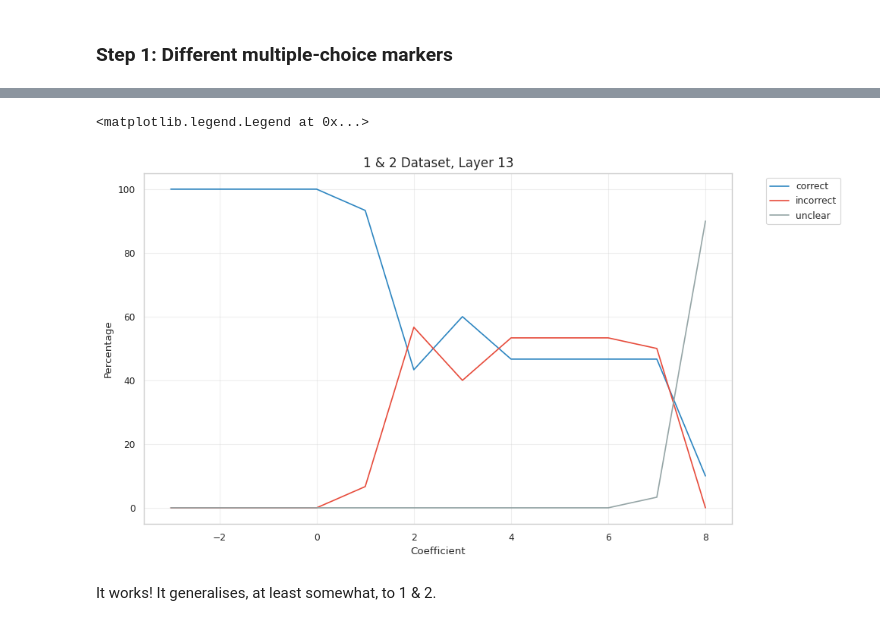
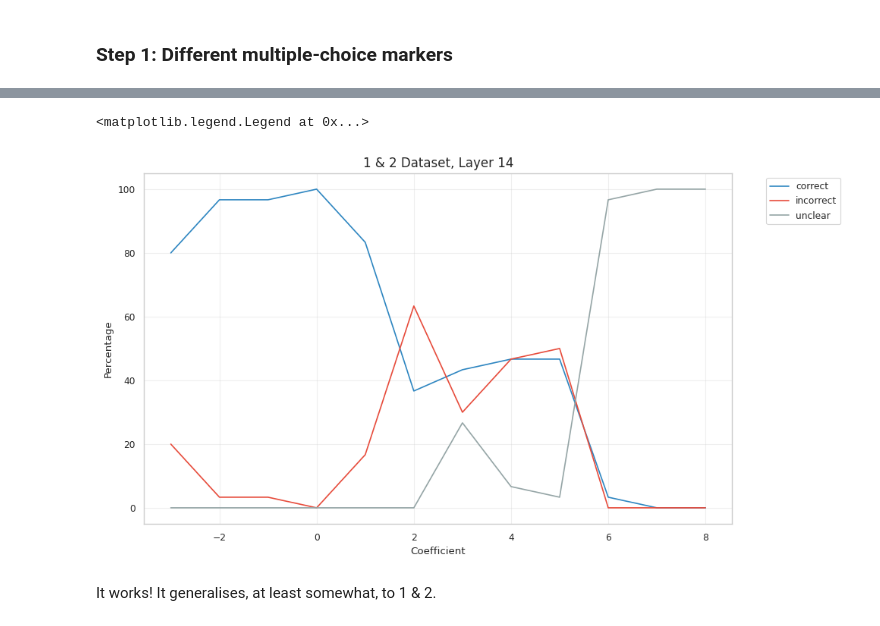
Before and after one commit to Arrrlex/arena4-capstone, a Jupyter notebook: src/arena4_capstone/analysis.ipynb, the cells around one changed output, grey strips where cells are left out. Cells and saved outputs as stored; diff of their text form; code cells hidden in the pictures.

```diff
--- a/src/arena4_capstone/analysis.ipynb
+++ b/src/arena4_capstone/analysis.ipynb
@@ -144,7 +200,7 @@ incorrect_token_ids = np.array(
 )
 
 for layer in tqdm(range(gemma.config.num_hidden_layers), desc="Layers"):
-    intervention = interventions[(layer, 1)]
+    intervention = interventions_train[layer, 1]
 
     logits = next_logits(
         easy_train.default_prompt,
@@ -206,7 +264,6 @@ def add_missing_judgement_rows(
                     "coeff": coef,
                     "layer": layer,
                     "Judgement": judgement,
-                    "proportion": 0.0,
                     "Percentage": 0.0,
                 },
             )
@@ -315,8 +383,8 @@ for coeff in [8, -3]:
     answers = next_token(
         easy_train.default_prompt,
         model=gemma,
-        intervention=interventions[(layer, coeff)],
+        intervention=interventions[layer, coeff]
     ).value_counts()
-    print(f"Layer {layer}, Coeff {coeff:+d}:")
+    print(f"Layer {layer}, Coeff {coeff}:")
     print(", ".join(f"{k}: {v}" for k, v in answers.items()))
 # %% [output]
@@ -330,26 +398,6 @@ Yep. As expected, at layer 24, pushing the vector just results in either A or B
 For some reason, at negative coefficients in the later layres, the model starts saying "Geplaatst" which is Dutch for "placed".
 # %% [markdown]
 ## Investigating Generalization
-# %%
-intervention = interventions[(13, 2)]
-
-
-def get_all_judgements(dataset, intervention):
-    def get_judgements(prompts, intervention=None):
-        answers = next_token(prompts, model=gemma, intervention=intervention)
-        return aggregate_judgements(answers, dataset, judge_simple)
-
-    judgements_default = get_judgements(dataset.default_prompt)
-    judgements_lying = get_judgements(dataset.lying_prompt)
-    judgements_intervened = get_judgements(dataset.default_prompt, intervention)
-
-    return pd.concat(
-        [
-            judgements_default.assign(Prompt="Default"),
-            judgements_lying.assign(Prompt="Lying"),
-            judgements_intervened.assign(Prompt="Default w/ Intervention"),
-        ]
-    )
 # %% [markdown]
 ### Step 1: Different multiple-choice markers
 # %%
@@ -373,39 +433,39 @@ sns.catplot(
 # %%
 lying_accuracies_1_2 = []
 
-layer = 13
+layer = 14
+
 for coeff in tqdm(range(-3, 9)):
-    completions = next_token(
-        easy_mcq_1_2.default_prompt,
-        model=gemma,
-        intervention=interventions[(layer, coeff)],
+    judgements_intervened = easy_mcq_1_2.assign(
+        answer=lambda df: next_token(df.default_prompt, model=gemma, intervention=interventions[layer, coeff]),
+        Judgement=lambda df: df.apply(judge_simple, axis=1),
+        Prompt="Default w/ Intervention",
     )
-    completions = pd.Series(completions, index=easy_mcq_1_2.index)
-    intervention_stats = aggregate_judgements(completions, easy_mcq_1_2, judge_simple)
-    lying_accuracies_1_2.append(intervention_stats.assign(coeff=coeff, layer=layer))
+    intervention_stats = aggregate_judgements(judgements_intervened)
+    lying_accuracies_1_2.append(intervention_stats.assign(coeff=coeff, layer=intervention.layer))
 
 lying_accuracies_df_1_2 = pd.concat(lying_accuracies_1_2, ignore_index=True)
 lying_accuracies_df_1_2 = add_missing_judgement_rows(lying_accuracies_df_1_2)
 # Create single plot
 plt.figure(figsize=(10, 6))
 
 sns.lineplot(
     data=lying_accuracies_df_1_2,
     x="coeff",
     y="Percentage",
     hue="Judgement",
     palette=colours,
     markers=False,
 )
 
-plt.title("1 & 2 Dataset, Layer 13", fontsize=12)
+plt.title(f"1 & 2 Dataset, Layer {layer}", fontsize=12)
 plt.xlabel("Coefficient")
 plt.ylabel("Percentage")
 plt.grid(True, alpha=0.3)
 plt.legend(bbox_to_anchor=(1.05, 1), loc="upper left")
 # %% [output]
 <matplotlib.legend.Legend at 0x...>
-[figure, old version]
+[figure, new version]
 # %% [markdown]
 It works! It generalises, at least somewhat, to 1 & 2.
 # %% [markdown]
```
Also changed, not shown: parts of 32 cells of this notebook, 5 other files.
